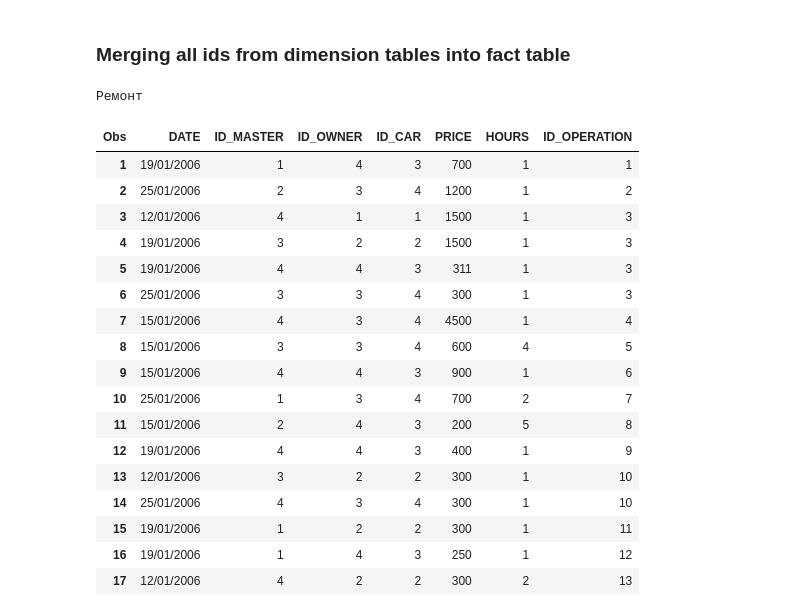
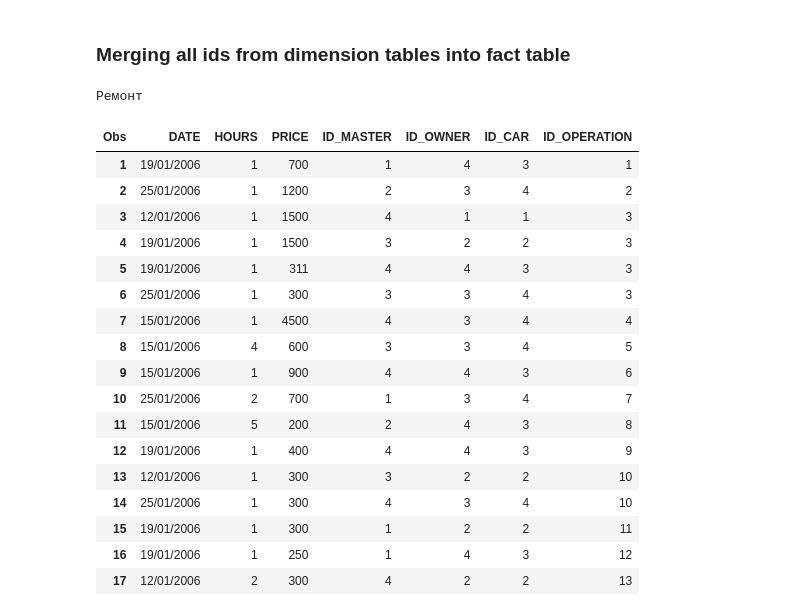
Before and after one commit to ahtyamovdanil/SAS_university, a Jupyter notebook: lab_1/lab1.ipynb, the cells around one changed output. Drawn from its saved outputs; the diff is of its cells as text; code cells hidden in the pictures.

```diff
--- a/lab_1/lab1.ipynb
+++ b/lab_1/lab1.ipynb
@@ -334,49 +334,48 @@ run;
 data work.test;
     merge work.test work.cars;
     by VIN;
     rename ID = ID_CAR;
     drop VIN BRAND MODEL YEAR;
 run;
 
 proc sort
     data=work.test;
     by OPERATION;
 run;
 
 proc sort
     data=work.operations;
     by OPERATION;
 run;
 
 data work.test;
-    retain DATE ID_MASTER ID_OWNER ID_CAR ID_OPERATION PRICE HOURS;
     merge work.test work.operations;
     by OPERATION;
     rename ID = ID_OPERATION;
     drop OPERATION;
 run;
 
 proc print
     data=work.test(obs=20);
     title "Ремонт";
 run;
 # %% [output]
 Ремонт
-| Obs | DATE | ID_MASTER | ID_OWNER | ID_CAR | PRICE | HOURS | ID_OPERATION |
-| 1 | 19/01/2006 | 1 | 4 | 3 | 700 | 1 | 1 |
-| 2 | 25/01/2006 | 2 | 3 | 4 | 1200 | 1 | 2 |
-| 3 | 12/01/2006 | 4 | 1 | 1 | 1500 | 1 | 3 |
-| 4 | 19/01/2006 | 3 | 2 | 2 | 1500 | 1 | 3 |
-| 5 | 19/01/2006 | 4 | 4 | 3 | 311 | 1 | 3 |
-| 6 | 25/01/2006 | 3 | 3 | 4 | 300 | 1 | 3 |
-| 7 | 15/01/2006 | 4 | 3 | 4 | 4500 | 1 | 4 |
-| 8 | 15/01/2006 | 3 | 3 | 4 | 600 | 4 | 5 |
-| 9 | 15/01/2006 | 4 | 4 | 3 | 900 | 1 | 6 |
-| 10 | 25/01/2006 | 1 | 3 | 4 | 700 | 2 | 7 |
-| 11 | 15/01/2006 | 2 | 4 | 3 | 200 | 5 | 8 |
-| 12 | 19/01/2006 | 4 | 4 | 3 | 400 | 1 | 9 |
-| 13 | 12/01/2006 | 3 | 2 | 2 | 300 | 1 | 10 |
-| 14 | 25/01/2006 | 4 | 3 | 4 | 300 | 1 | 10 |
-| 15 | 19/01/2006 | 1 | 2 | 2 | 300 | 1 | 11 |
-| 16 | 19/01/2006 | 1 | 4 | 3 | 250 | 1 | 12 |
-| 17 | 12/01/2006 | 4 | 2 | 2 | 300 | 2 | 13 |
+| Obs | DATE | HOURS | PRICE | ID_MASTER | ID_OWNER | ID_CAR | ID_OPERATION |
+| 1 | 19/01/2006 | 1 | 700 | 1 | 4 | 3 | 1 |
+| 2 | 25/01/2006 | 1 | 1200 | 2 | 3 | 4 | 2 |
+| 3 | 12/01/2006 | 1 | 1500 | 4 | 1 | 1 | 3 |
+| 4 | 19/01/2006 | 1 | 1500 | 3 | 2 | 2 | 3 |
+| 5 | 19/01/2006 | 1 | 311 | 4 | 4 | 3 | 3 |
+| 6 | 25/01/2006 | 1 | 300 | 3 | 3 | 4 | 3 |
+| 7 | 15/01/2006 | 1 | 4500 | 4 | 3 | 4 | 4 |
+| 8 | 15/01/2006 | 4 | 600 | 3 | 3 | 4 | 5 |
+| 9 | 15/01/2006 | 1 | 900 | 4 | 4 | 3 | 6 |
+| 10 | 25/01/2006 | 2 | 700 | 1 | 3 | 4 | 7 |
+| 11 | 15/01/2006 | 5 | 200 | 2 | 4 | 3 | 8 |
+| 12 | 19/01/2006 | 1 | 400 | 4 | 4 | 3 | 9 |
+| 13 | 12/01/2006 | 1 | 300 | 3 | 2 | 2 | 10 |
+| 14 | 25/01/2006 | 1 | 300 | 4 | 3 | 4 | 10 |
+| 15 | 19/01/2006 | 1 | 300 | 1 | 2 | 2 | 11 |
+| 16 | 19/01/2006 | 1 | 250 | 1 | 4 | 3 | 12 |
+| 17 | 12/01/2006 | 2 | 300 | 4 | 2 | 2 | 13 |
```
